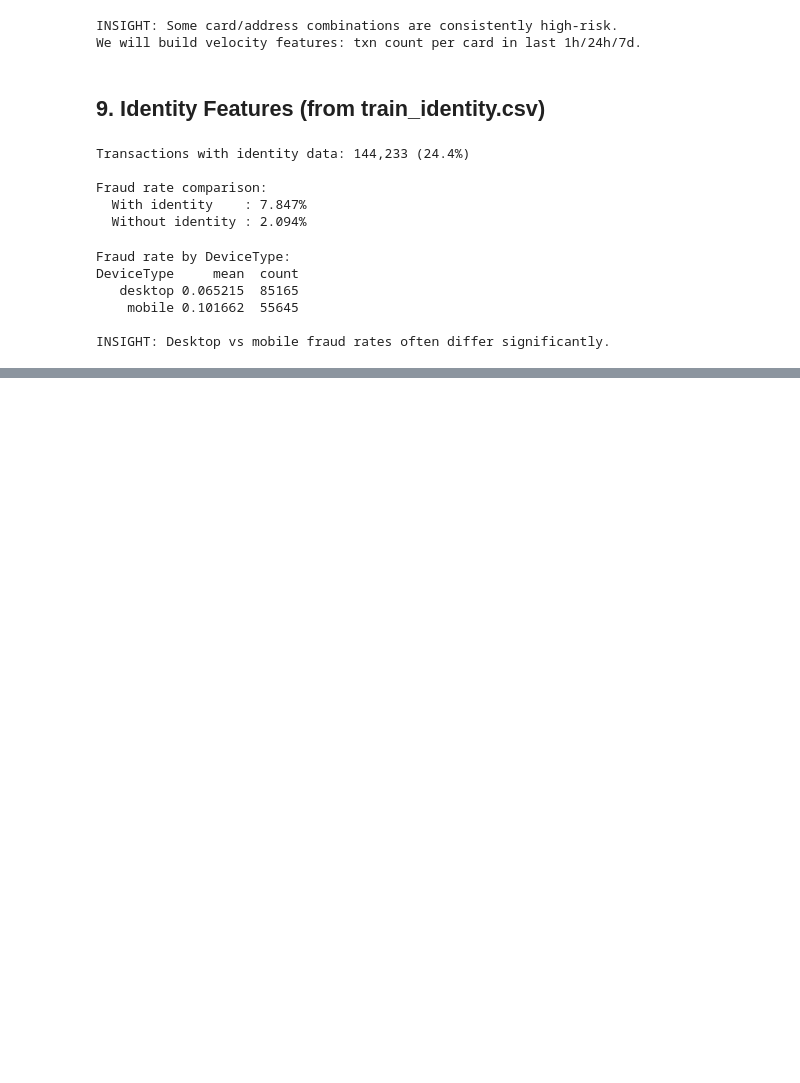
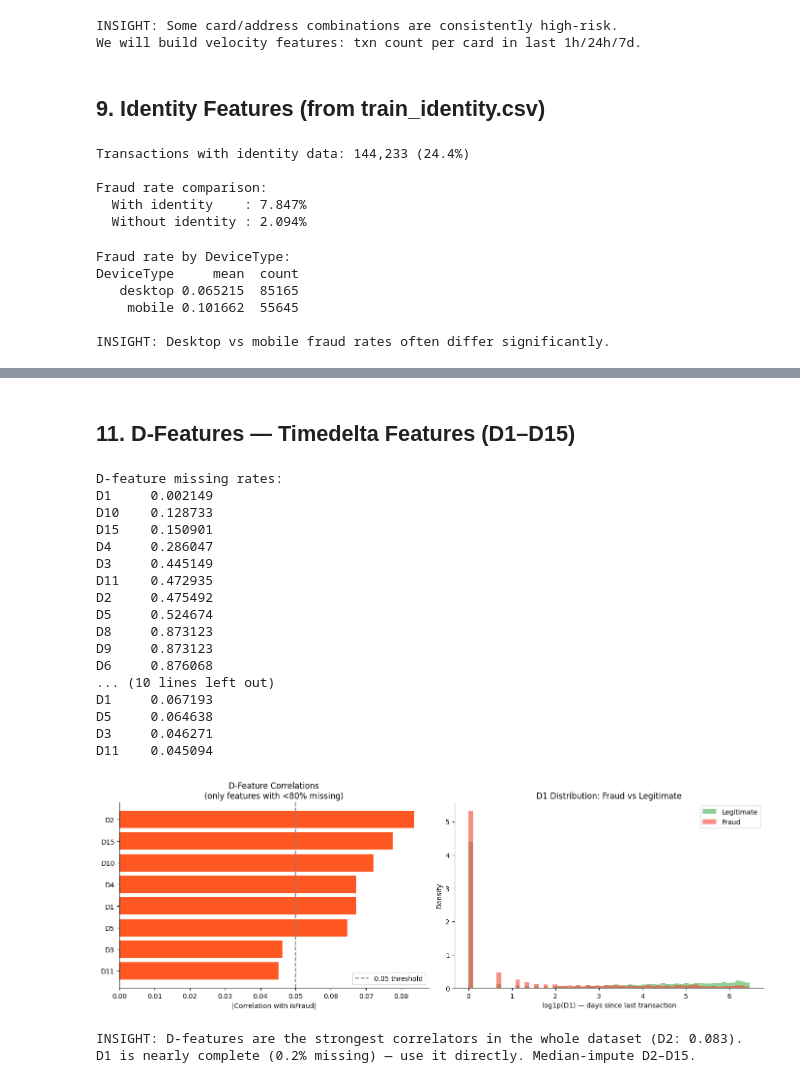
Before and after one commit to vanshkamra12/fraudshield-mlops, a Jupyter notebook: notebooks/01_eda.ipynb, the cells around one changed output, grey strips where cells are left out. Drawn from its saved outputs; the diff is of its cells as text; code cells hidden in the pictures; blank space fills up the shorter version.

```diff
--- a/notebooks/01_eda.ipynb
+++ b/notebooks/01_eda.ipynb
@@ -382,0 +429,58 @@ INSIGHT: Desktop vs mobile fraud rates often differ significantly.
+# %% [markdown]
+## 11. D-Features — Timedelta Features (D1–D15)
+# %%
+d_cols = [c for c in df.columns if c.startswith('D') and c[1:].isdigit()]
+d_missing = df[d_cols].isnull().mean().sort_values()
+d_valid = d_missing[d_missing < 0.8].index.tolist()
+
+print('D-feature missing rates:')
+print(d_missing.to_string())
+print()
+
+d_corr = df[d_valid + ['isFraud']].corr()['isFraud'].drop('isFraud').abs().sort_values(ascending=False)
+print('D-feature correlations with isFraud (< 80% missing):')
+print(d_corr.to_string())
+
+fig, axes = plt.subplots(1, 2, figsize=(14, 5))
+
+axes[0].barh(d_corr.index[::-1], d_corr.values[::-1], color='#FF5722')
+axes[0].set_xlabel('|Correlation with isFraud|')
+axes[0].set_title('D-Feature Correlations\n(only features with <80% missing)')
+axes[0].axvline(0.05, linestyle='--', color='gray', label='0.05 threshold')
+axes[0].legend()
+
+d1_legit = df[df['isFraud'] == 0]['D1'].dropna()
+d1_fraud = df[df['isFraud'] == 1]['D1'].dropna()
+axes[1].hist(np.log1p(d1_legit), bins=60, alpha=0.6, label='Legitimate', color='#4CAF50', density=True)
+axes[1].hist(np.log1p(d1_fraud), bins=60, alpha=0.6, label='Fraud', color='#F44336', density=True)
+axes[1].set_xlabel('log1p(D1) — days since last transaction')
+axes[1].set_ylabel('Density')
+axes[1].set_title('D1 Distribution: Fraud vs Legitimate')
+axes[1].legend()
+
+plt.tight_layout()
+plt.savefig('../docs/eda_d_features.png', dpi=120, bbox_inches='tight')
+plt.show()
+print('\nINSIGHT: D-features are the strongest correlators in the whole dataset (D2: 0.083).')
+print('D1 is nearly complete (0.2% missing) — use it directly. Median-impute D2–D15.')
+# %% [output]
+D-feature missing rates:
+D1     0.002149
+D10    0.128733
+D15    0.150901
+D4     0.286047
+D3     0.445149
+D11    0.472935
+D2     0.475492
+D5     0.524674
+D8     0.873123
+D9     0.873123
+D6     0.876068
+... (10 lines left out)
+D1     0.067193
+D5     0.064638
+D3     0.046271
+D11    0.045094
+[figure, added]
+INSIGHT: D-features are the strongest correlators in the whole dataset (D2: 0.083).
+D1 is nearly complete (0.2% missing) — use it directly. Median-impute D2–D15.
```
Also changed, not shown: parts of 6 cells of this notebook, 3 other files.
